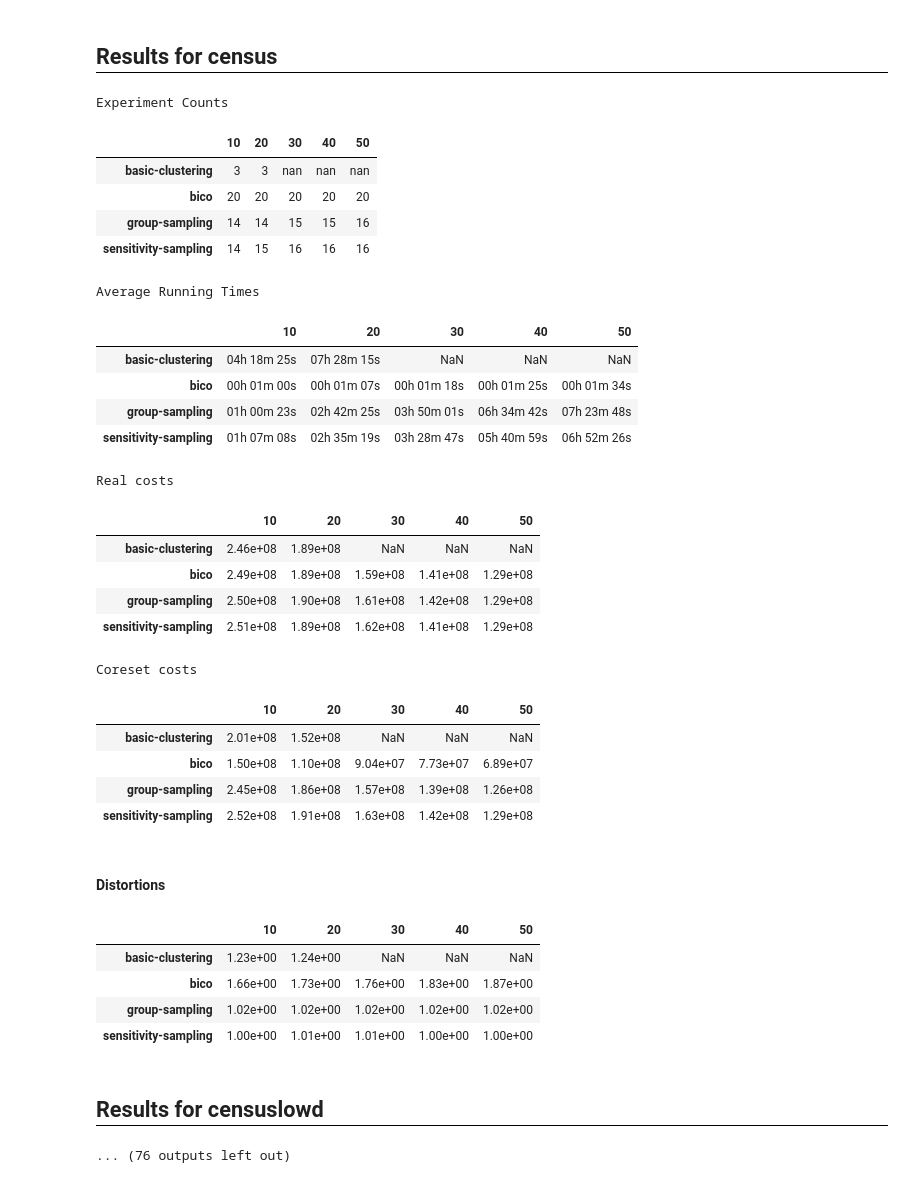
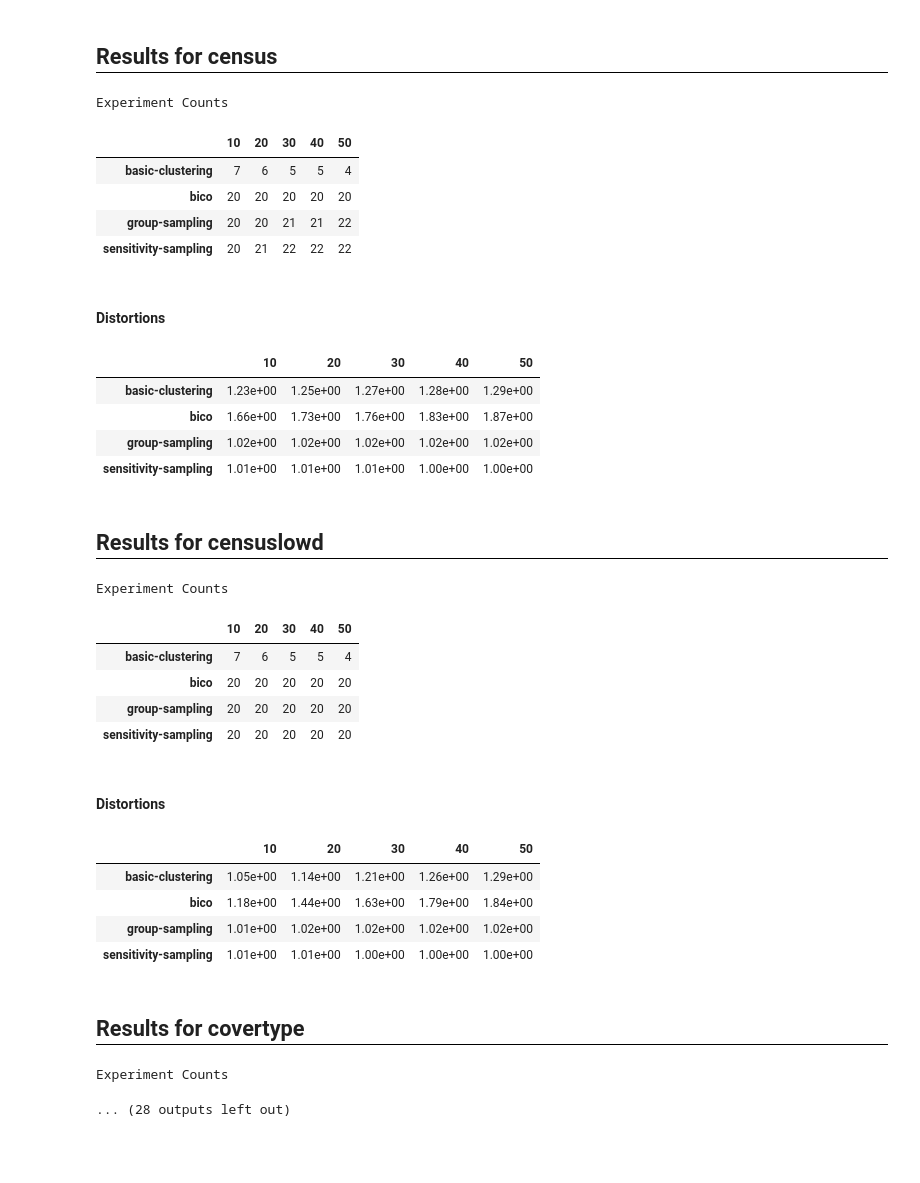
Before and after one commit to sheikhomar/coresets-bench, a Jupyter notebook: pynb/11-combined-results.ipynb, the cells around one changed output. Cells and saved outputs as stored; diff of their text form; code cells hidden in the pictures; blank space fills up the shorter version.

Commit message:
Update with new results.

```diff
--- a/pynb/11-combined-results.ipynb
+++ b/pynb/11-combined-results.ipynb
@@ -125,38 +128,34 @@ df_cost_data = get_costs(run_files)
 df_aggr_costs = aggregate_costs(df_cost_data)
 # %%
 for dataset_name in df_aggr_costs.dataset.unique():
-    display_results_for(df_aggr_costs, dataset_name=dataset_name, show_counts=True, show_running_times=True, show_costs=True)
+    display_results_for(df_aggr_costs, dataset_name=dataset_name, show_counts=True, show_running_times=False, show_costs=False)
 # %% [output]
 Results for census
 Experiment Counts
 |  | 10 | 20 | 30 | 40 | 50 |
-| basic-clustering | 3 | 3 | nan | nan | nan |
+| basic-clustering | 7 | 6 | 5 | 5 | 4 |
 | bico | 20 | 20 | 20 | 20 | 20 |
-| group-sampling | 14 | 14 | 15 | 15 | 16 |
-| sensitivity-sampling | 14 | 15 | 16 | 16 | 16 |
+| group-sampling | 20 | 20 | 21 | 21 | 22 |
+| sensitivity-sampling | 20 | 21 | 22 | 22 | 22 |
+Distortions
+|  | 10 | 20 | 30 | 40 | 50 |
+| basic-clustering | 1.23e+00 | 1.25e+00 | 1.27e+00 | 1.28e+00 | 1.29e+00 |
+| bico | 1.66e+00 | 1.73e+00 | 1.76e+00 | 1.83e+00 | 1.87e+00 |
+| group-sampling | 1.02e+00 | 1.02e+00 | 1.02e+00 | 1.02e+00 | 1.02e+00 |
+| sensitivity-sampling | 1.01e+00 | 1.01e+00 | 1.01e+00 | 1.00e+00 | 1.00e+00 |
+Results for censuslowd
-Average Running Times
+Experiment Counts
-|  | 10 | 20 | 30 | 40 | 50 |
-| basic-clustering | 04h 18m 25s | 07h 28m 15s | NaN | NaN | NaN |
-| bico | 00h 01m 00s | 00h 01m 07s | 00h 01m 18s | 00h 01m 25s | 00h 01m 34s |
-| group-sampling | 01h 00m 23s | 02h 42m 25s | 03h 50m 01s | 06h 34m 42s | 07h 23m 48s |
-| sensitivity-sampling | 01h 07m 08s | 02h 35m 19s | 03h 28m 47s | 05h 40m 59s | 06h 52m 26s |
+|  | 10 | 20 | 30 | 40 | 50 |
+| basic-clustering | 7 | 6 | 5 | 5 | 4 |
+| bico | 20 | 20 | 20 | 20 | 20 |
+| group-sampling | 20 | 20 | 20 | 20 | 20 |
+| sensitivity-sampling | 20 | 20 | 20 | 20 | 20 |
+Distortions
+|  | 10 | 20 | 30 | 40 | 50 |
+| basic-clustering | 1.05e+00 | 1.14e+00 | 1.21e+00 | 1.26e+00 | 1.29e+00 |
+| bico | 1.18e+00 | 1.44e+00 | 1.63e+00 | 1.79e+00 | 1.84e+00 |
+| group-sampling | 1.01e+00 | 1.02e+00 | 1.02e+00 | 1.02e+00 | 1.02e+00 |
+| sensitivity-sampling | 1.01e+00 | 1.01e+00 | 1.00e+00 | 1.00e+00 | 1.00e+00 |
+Results for covertype
-Real costs
+Experiment Counts
-|  | 10 | 20 | 30 | 40 | 50 |
-| basic-clustering | 2.46e+08 | 1.89e+08 | NaN | NaN | NaN |
-| bico | 2.49e+08 | 1.89e+08 | 1.59e+08 | 1.41e+08 | 1.29e+08 |
-| group-sampling | 2.50e+08 | 1.90e+08 | 1.61e+08 | 1.42e+08 | 1.29e+08 |
-| sensitivity-sampling | 2.51e+08 | 1.89e+08 | 1.62e+08 | 1.41e+08 | 1.29e+08 |
-Coreset costs
+... (28 outputs left out)
-|  | 10 | 20 | 30 | 40 | 50 |
-| basic-clustering | 2.01e+08 | 1.52e+08 | NaN | NaN | NaN |
-| bico | 1.50e+08 | 1.10e+08 | 9.04e+07 | 7.73e+07 | 6.89e+07 |
-| group-sampling | 2.45e+08 | 1.86e+08 | 1.57e+08 | 1.39e+08 | 1.26e+08 |
-| sensitivity-sampling | 2.52e+08 | 1.91e+08 | 1.63e+08 | 1.42e+08 | 1.29e+08 |
-Distortions
-|  | 10 | 20 | 30 | 40 | 50 |
-| basic-clustering | 1.23e+00 | 1.24e+00 | NaN | NaN | NaN |
-| bico | 1.66e+00 | 1.73e+00 | 1.76e+00 | 1.83e+00 | 1.87e+00 |
-| group-sampling | 1.02e+00 | 1.02e+00 | 1.02e+00 | 1.02e+00 | 1.02e+00 |
-| sensitivity-sampling | 1.00e+00 | 1.01e+00 | 1.01e+00 | 1.00e+00 | 1.00e+00 |
-Results for censuslowd
-... (76 outputs left out)
```
Also changed, not shown: parts of 2 cells of this notebook.
